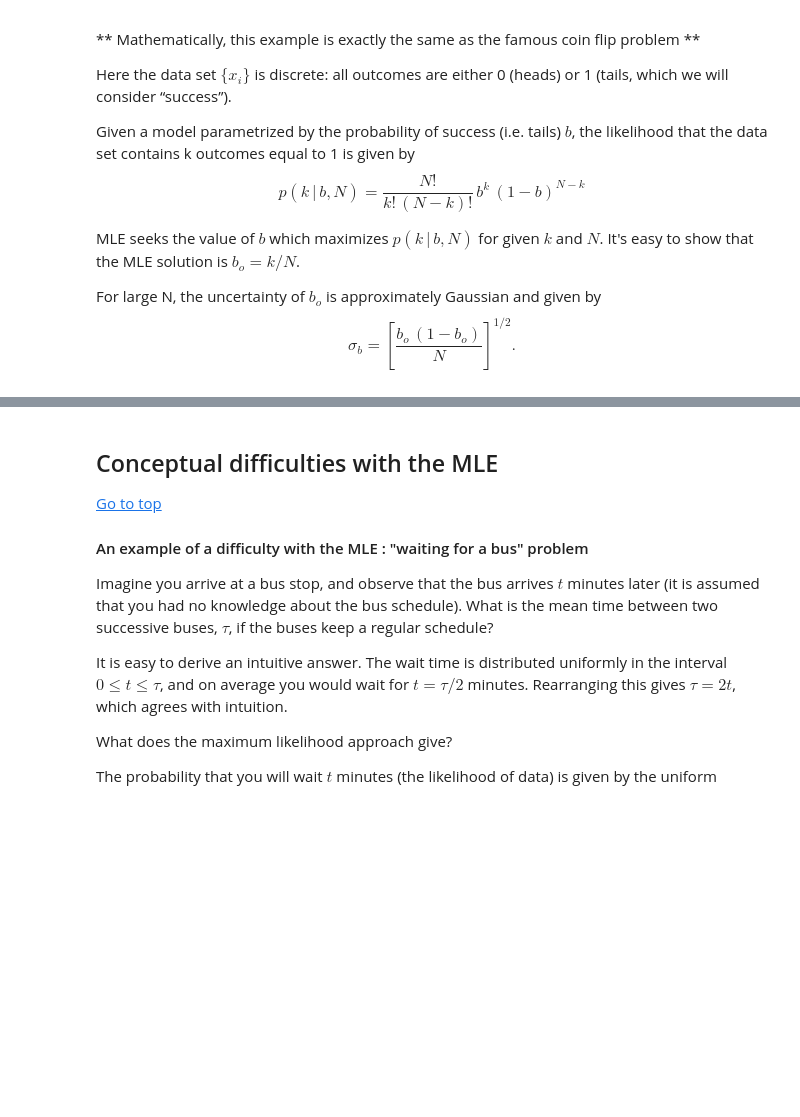
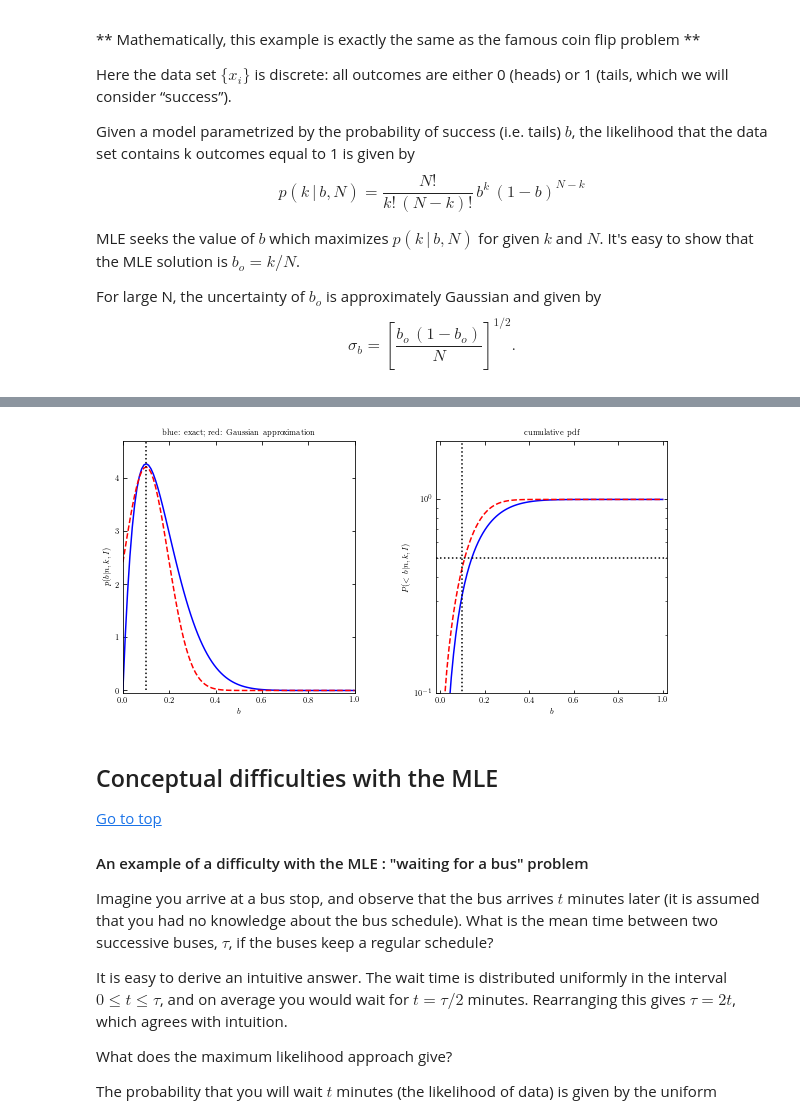
Before and after one commit to ivezic/IRB2023, a Jupyter notebook: notebooks/IRBclass2.ipynb, the cells around one changed output, grey strips where cells are left out. Drawn from its saved outputs; the diff is of its cells as text; code cells hidden in the pictures; blank space fills up the shorter version.

```diff
--- a/notebooks/IRBclass2.ipynb
+++ b/notebooks/IRBclass2.ipynb
@@ -574,3 +612,7 @@ plt.show()
+# %%
+doBinomial(10, 1, 0.1)
+# %% [output]
+[figure, added]
 # %% [markdown]
 ## Conceptual difficulties with the MLE  <a id='ML6'></a>
 [Go to top](#toc)
```
Also changed, not shown: parts of 15 cells of this notebook.
